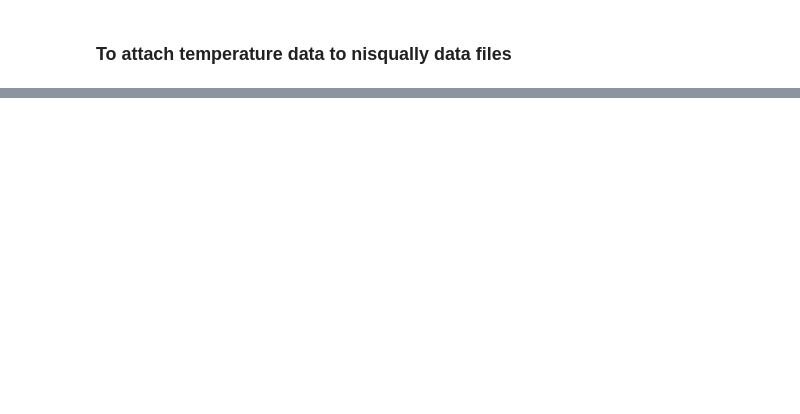
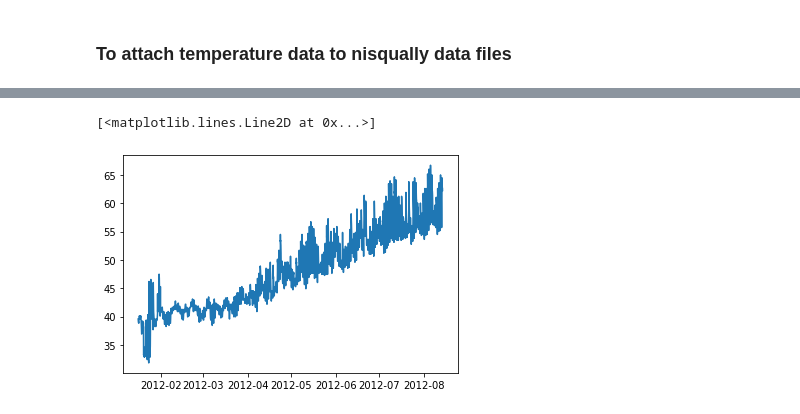
Before and after one commit to maria-kuruvilla/pied_piper, a Jupyter notebook: nisqually_temp.ipynb, the cells around one changed output, grey strips where cells are left out. Cells and saved outputs as stored; diff of their text form; code cells hidden in the pictures; blank space fills up the shorter version.

```diff
--- a/nisqually_temp.ipynb
+++ b/nisqually_temp.ipynb
@@ -61,0 +59,6 @@ plot(df['Date'])
+# %%
+df = df[(df['Datetime'] > '2012-01-16') & (df['Datetime'] < '2012-08-14')]
+plt.plot(df['Datetime'],df['temp_f'])
+# %% [output]
+[<matplotlib.lines.Line2D at 0x...>]
+[figure, added]
```
Also changed, not shown: parts of 8 cells of this notebook, 1 other file.
